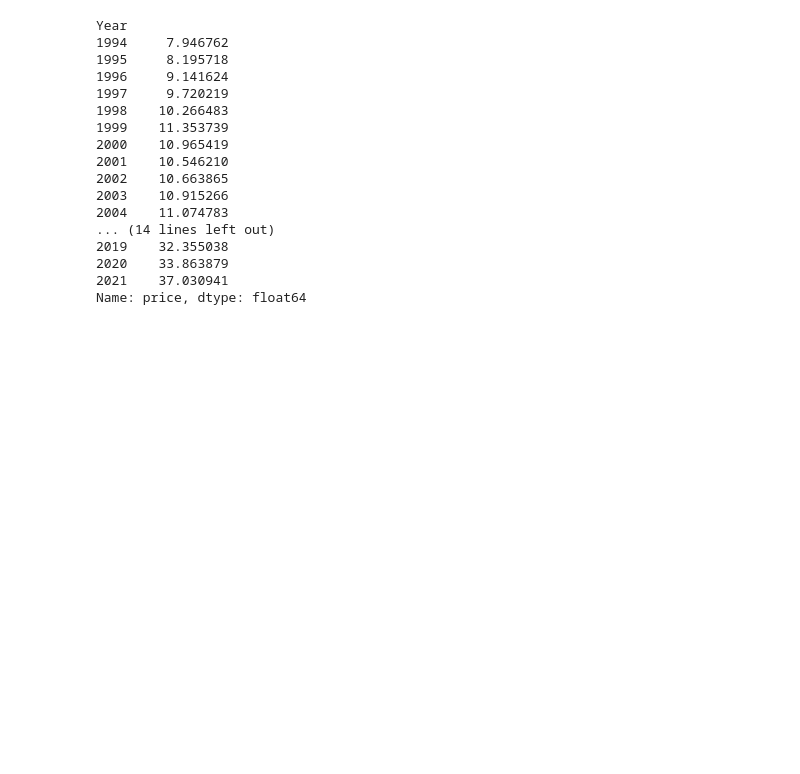
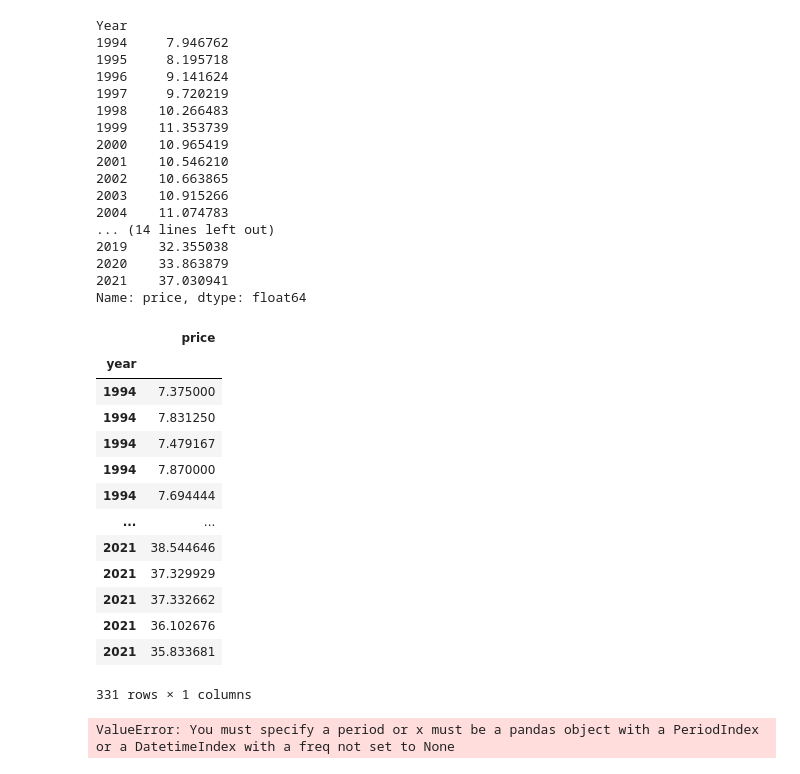
Before and after one commit to kumarnarun/Advanced_concepts_matplotlib, a Jupyter notebook: rice_price.ipynb, the cells around one changed output. Drawn from its saved outputs; the diff is of its cells as text; code cells hidden in the pictures; blank space fills up the shorter version.

```diff
--- a/rice_price.ipynb
+++ b/rice_price.ipynb
@@ -117,3 +146,49 @@ Year
 2020    33.863879
 2021    37.030941
 Name: price, dtype: float64
+# %%
+df_rice_price = df[['year','price']]
+# %%
+df_rice_price.set_index('year',inplace=True)
+# %%
+df_rice_price
+# %% [output]
+|  | price |
+| year |  |
+| 1994 | 7.375000 |
+| 1994 | 7.831250 |
+| 1994 | 7.479167 |
+| 1994 | 7.870000 |
+| 1994 | 7.694444 |
+| ... | ... |
+| 2021 | 38.544646 |
+| 2021 | 37.329929 |
+| 2021 | 37.332662 |
+| 2021 | 36.102676 |
+| 2021 | 35.833681 |
+331 rows × 1 columns
+# %%
+# Create a seasonal decomposition of the data to separate out the trend, seasonal, and residual components
+decomposition = sm.tsa.seasonal_decompose(df_rice_price)
+
+# Plot the decomposition to visualize the components
+decomposition.plot()
+
+# Create a training set and a test set
+train_data = df_rice_price.loc['1994':'2015']
+test_data = df_rice_price.loc['2015':]
+
+# Create an ARIMA model using the training data
+model = sm.tsa.statespace.SARIMAX(train_data, order=(1, 1, 1), seasonal_order=(1, 1, 1, 12))
+
+# Fit the model to the training data
+results = model.fit()
+
+# Use the model to predict prices for the test set
+predictions = results.predict(start='2015', end='2021')
+
+# Print the predictions and the actual values for comparison
+print(predictions)
+print(test_data)
+# %% [output]
+ValueError: You must specify a period or x must be a pandas object with a PeriodIndex or a DatetimeIndex with a freq not set to None
```
Also changed, not shown: parts of 7 cells of this notebook, 2 other files.
